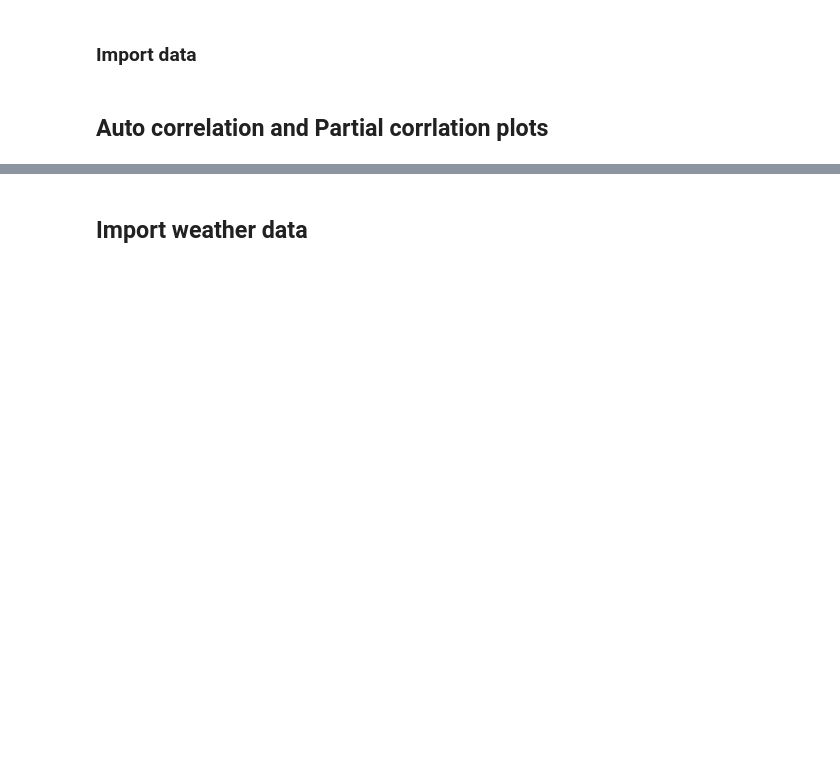
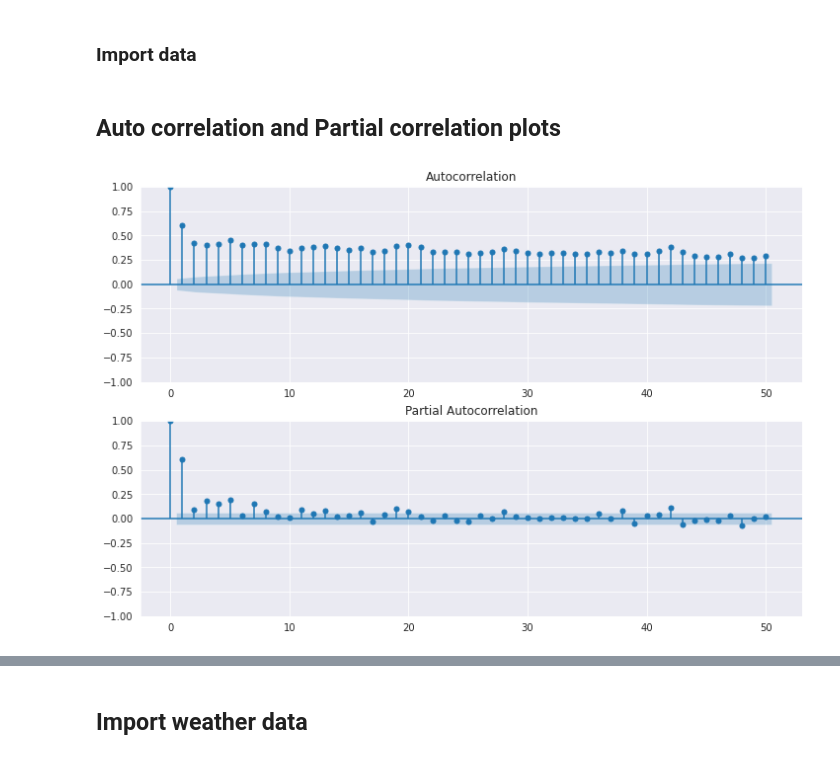
Before and after one commit to charliegallop/MTHM604_week_1, a Jupyter notebook: code/THIS_ONE_For_reportV2.ipynb, the cells around one changed output, grey strips where cells are left out. Saved outputs shown, nothing was run; the diff lists cells and outputs as text; code cells hidden in the pictures; blank space fills up the shorter version.

```diff
--- a/code/THIS_ONE_For_reportV2.ipynb
+++ b/code/THIS_ONE_For_reportV2.ipynb
@@ -90,13 +90,15 @@ res.resid.plot(ax=ax2,ylabel = "seasoanlity")
 res.seasonal.plot(ax=ax3,ylabel = "residual")
 plt.show()
 # %% [markdown]
-## Auto correlation and Partial corrlation plots
+## Auto correlation and Partial correlation plots
 # %%
 import statsmodels.api as sm
 import matplotlib.pyplot as plt
 fig = plt.figure(figsize=(12,8))
 ax1 = fig.add_subplot(211)
-fig = sm.graphics.tsa.plot_acf(df2['PM2_5'], lags=50, ax=ax1)
+fig = sm.graphics.tsa.plot_acf(df2['y'], lags=50, ax=ax1)
 ax2 = fig.add_subplot(212)
-fig = sm.graphics.tsa.plot_pacf(df2['PM2_5'], lags=50, ax=ax2)
+fig = sm.graphics.tsa.plot_pacf(df2['y'], lags=50, ax=ax2)
 plt.show()
+# %% [output]
+[figure, added]
```
Also changed, not shown: parts of 34 cells of this notebook, 7 other files.
